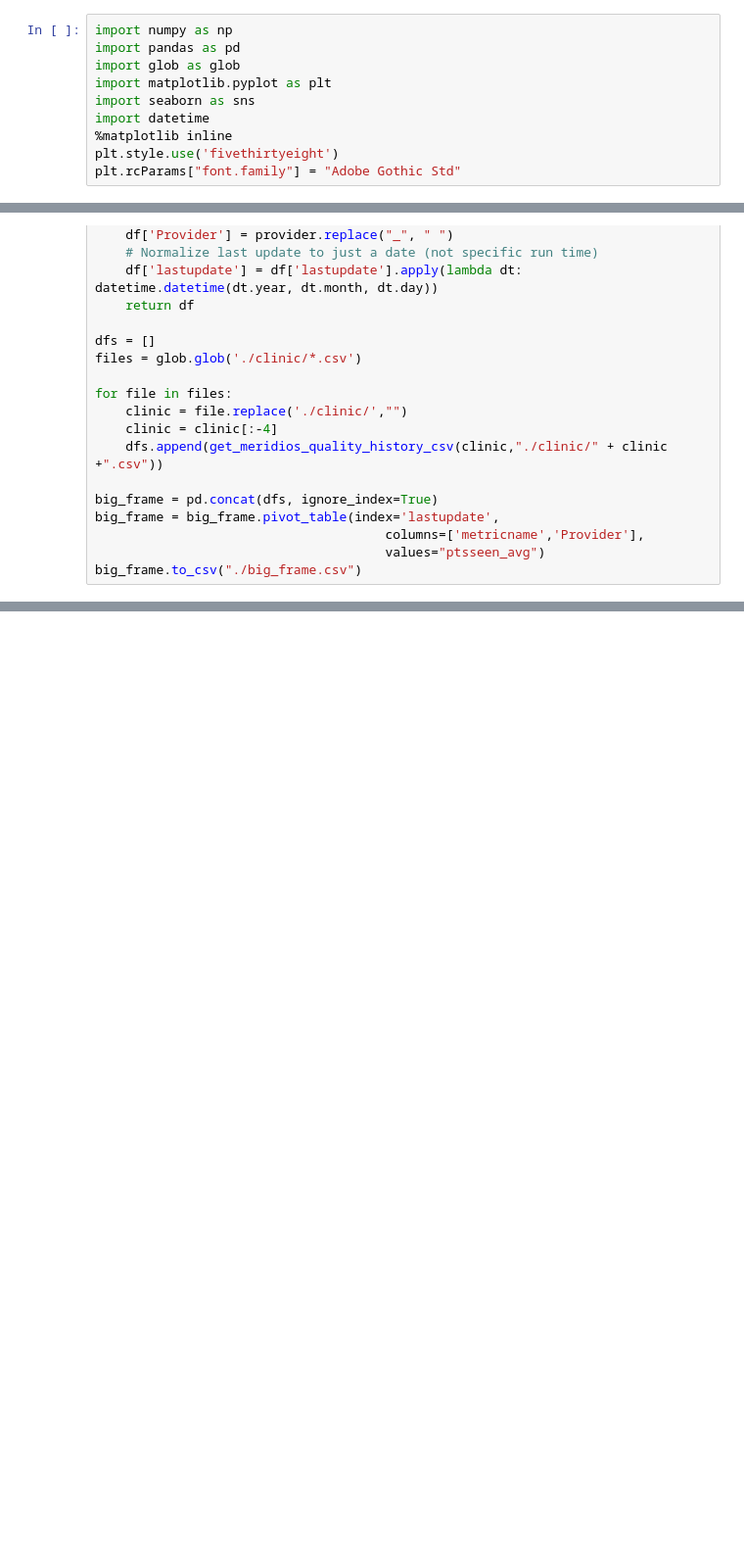
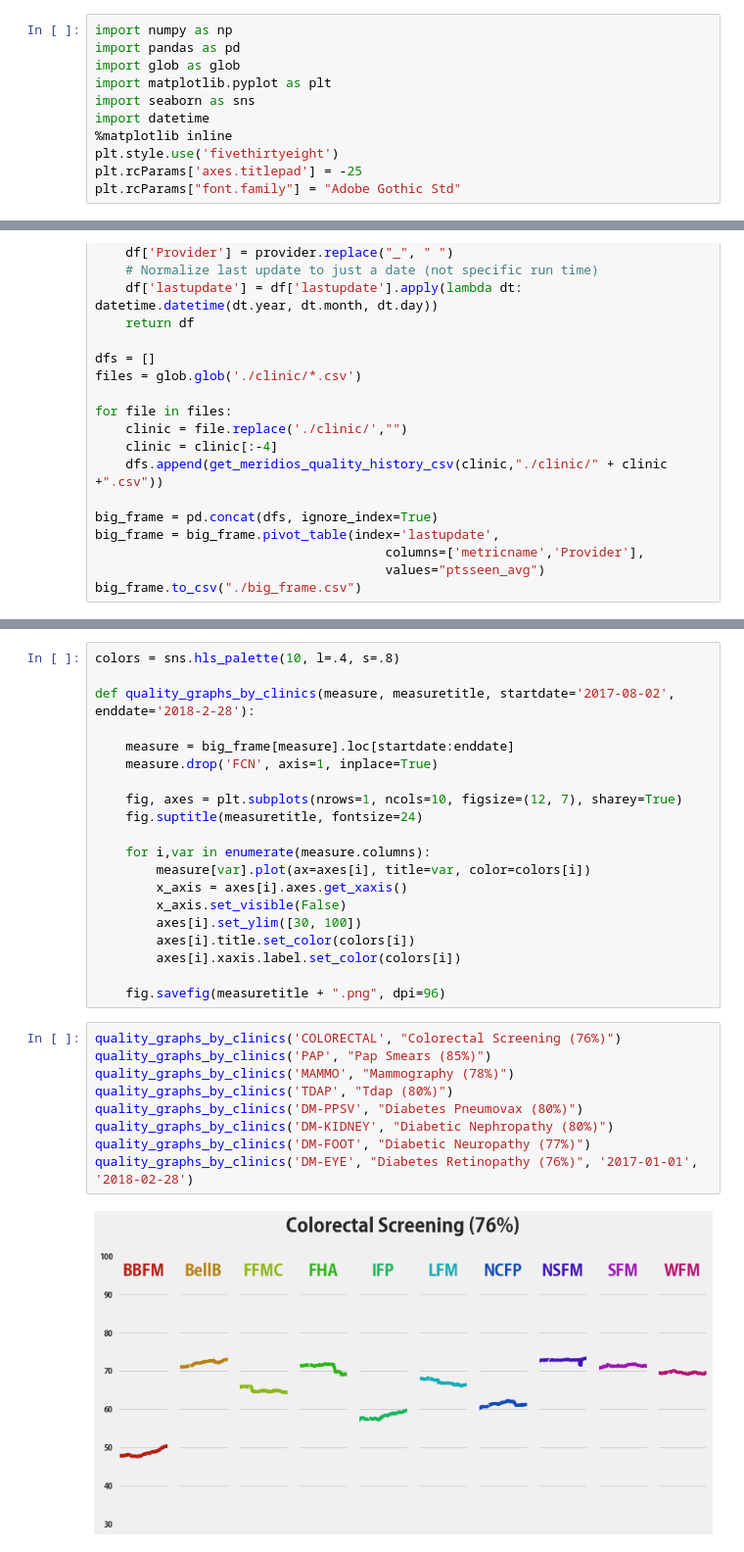
Before and after one commit to jploudre/clinic-reports, a Jupyter notebook: Board Retreat 2018.ipynb, the cells around one changed output, grey strips where cells are left out. Shown at 98% size. Cells and saved outputs as stored; diff of their text form; blank space fills up the shorter version.

Commit message:
Clinic Quality Graphs

```diff
--- a/Board Retreat 2018.ipynb
+++ b/Board Retreat 2018.ipynb
@@ -7,6 +7,7 @@ import seaborn as sns
 import datetime
 %matplotlib inline
 plt.style.use('fivethirtyeight')
+plt.rcParams['axes.titlepad'] = -25
 plt.rcParams["font.family"] = "Adobe Gothic Std"
 # %%
 def get_meridios_quality_history_csv(provider, csv):
@@ -57,0 +35,31 @@ colorectal
+# %%
+colors = sns.hls_palette(10, l=.4, s=.8)
+
+def quality_graphs_by_clinics(measure, measuretitle, startdate='2017-08-02', enddate='2018-2-28'):
+
+    measure = big_frame[measure].loc[startdate:enddate]
+    measure.drop('FCN', axis=1, inplace=True)
+
+    fig, axes = plt.subplots(nrows=1, ncols=10, figsize=(12, 7), sharey=True)
+    fig.suptitle(measuretitle, fontsize=24)
+
+    for i,var in enumerate(measure.columns):
+        measure[var].plot(ax=axes[i], title=var, color=colors[i])
+        x_axis = axes[i].axes.get_xaxis()
+        x_axis.set_visible(False)
+        axes[i].set_ylim([30, 100])
+        axes[i].title.set_color(colors[i])
+        axes[i].xaxis.label.set_color(colors[i])
+
+    fig.savefig(measuretitle + ".png", dpi=96)
+# %%
+quality_graphs_by_clinics('COLORECTAL', "Colorectal Screening (76%)")
+quality_graphs_by_clinics('PAP', "Pap Smears (85%)")
+quality_graphs_by_clinics('MAMMO', "Mammography (78%)")
+quality_graphs_by_clinics('TDAP', "Tdap (80%)")
+quality_graphs_by_clinics('DM-PPSV', "Diabetes Pneumovax (80%)")
+quality_graphs_by_clinics('DM-KIDNEY', "Diabetic Nephropathy (80%)")
+quality_graphs_by_clinics('DM-FOOT', "Diabetic Neuropathy (77%)")
+quality_graphs_by_clinics('DM-EYE', "Diabetes Retinopathy (76%)", '2017-01-01', '2018-02-28')
+# %% [output]
+[figure, added]
```
Also changed, not shown: parts of 2 cells of this notebook, 9 other files.
